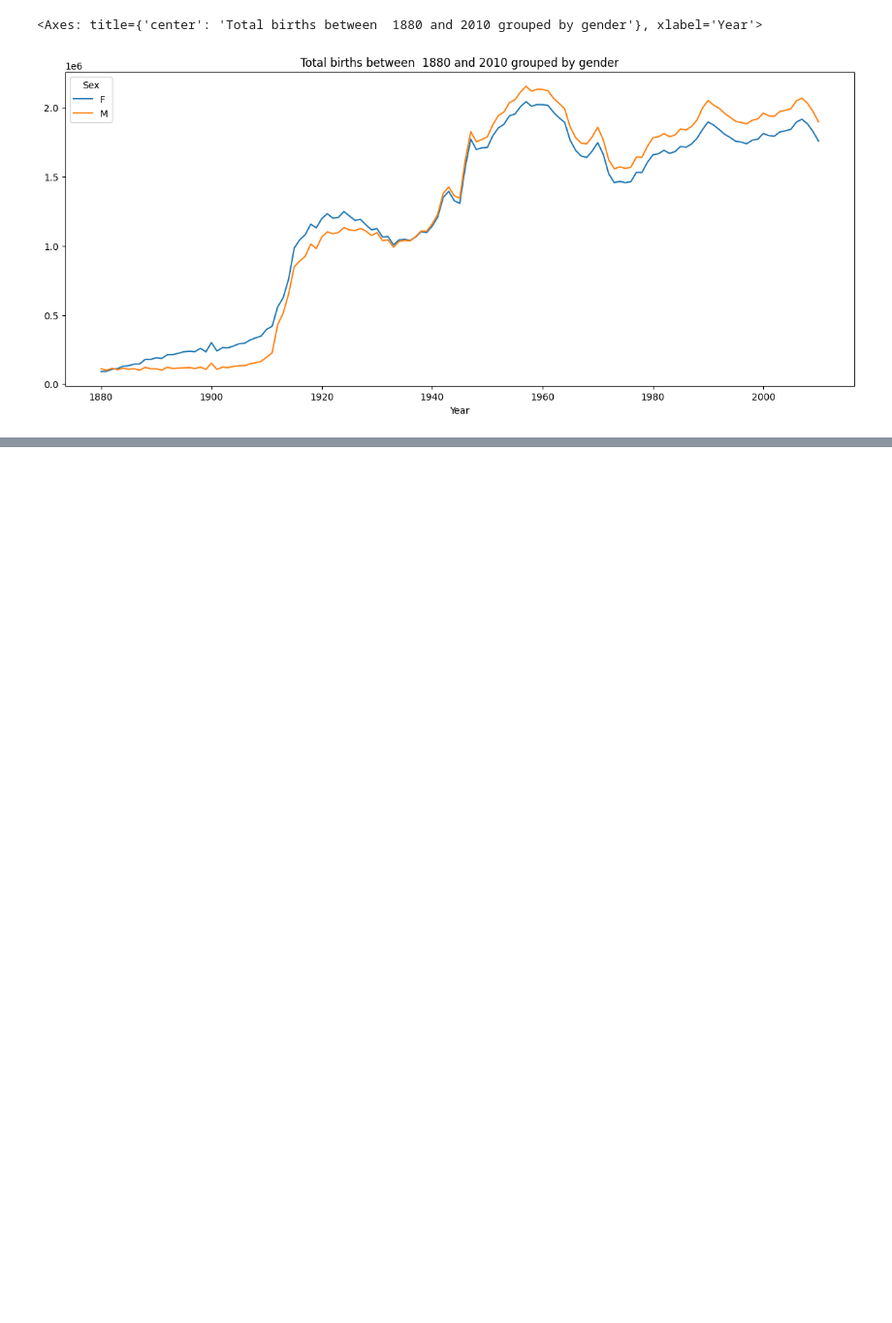
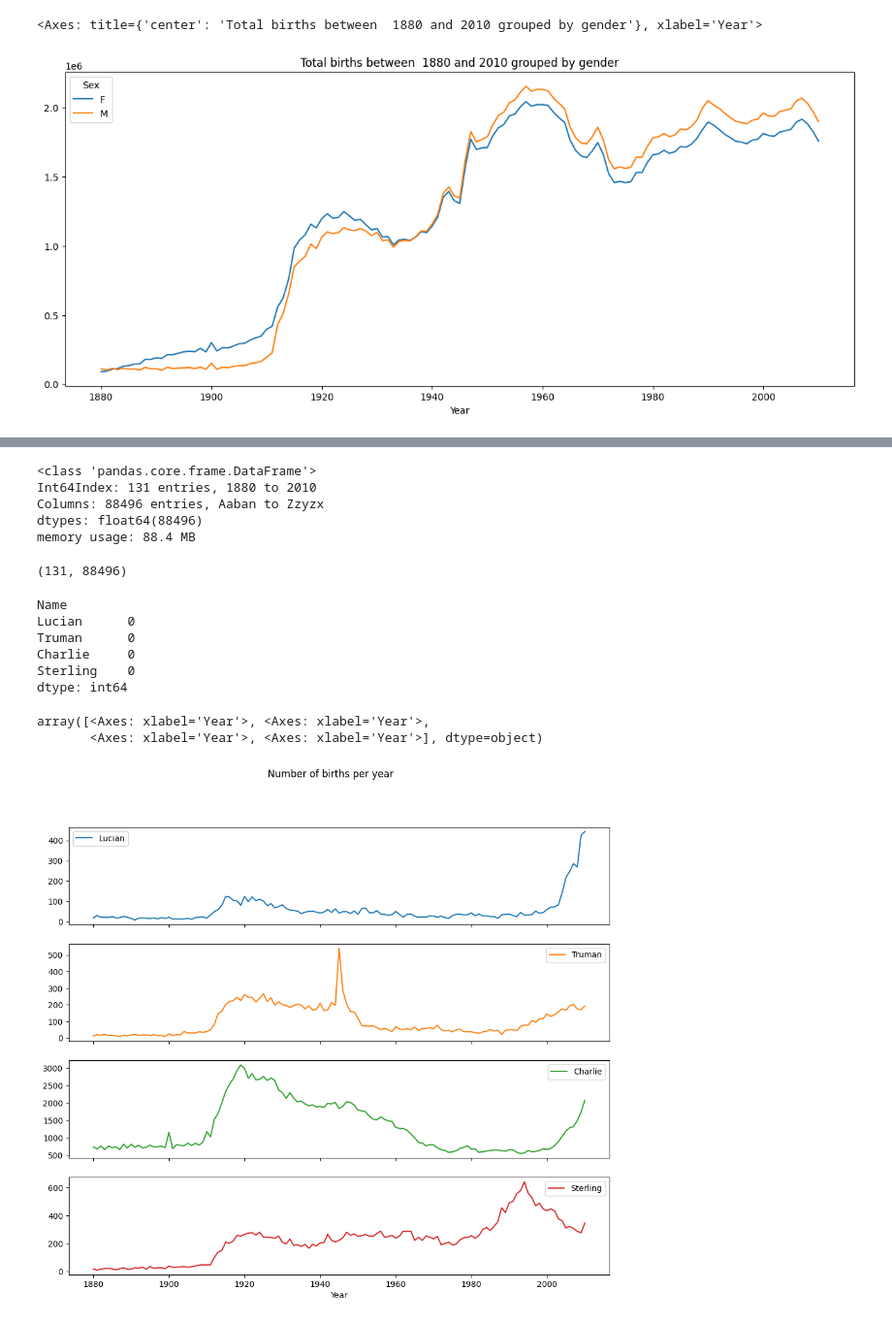
Before and after one commit to Njeri-Gitome/Python_for_DataAnalysis, a Jupyter notebook: Introductory.ipynb, the cells around one changed output, grey strips where cells are left out. Shown: that part at 97% size. Cells and saved outputs as stored; diff of their text form; code cells hidden in the pictures; blank space fills up the shorter version.

```diff
--- a/Introductory.ipynb
+++ b/Introductory.ipynb
@@ -1074,0 +1182,3 @@ AttributeError: 'numpy.ndarray' object has no attribute 'count'
+# %%
+# Pivot table of the total number of births by year and name
+total_births =names.pivot_table(values ='Births', index ='Year', columns ='Name', aggfunc = 'sum')
@@ -1074,0 +1196,33 @@ AttributeError: 'numpy.ndarray' object has no attribute 'count'
+# %%
+total_births.info()
+# %% [output]
+<class 'pandas.core.frame.DataFrame'>
+Int64Index: 131 entries, 1880 to 2010
+Columns: 88496 entries, Aaban to Zzyzx
+dtypes: float64(88496)
+memory usage: 88.4 MB
+# %%
+total_births.shape
+# %% [output]
+(131, 88496)
+# %%
+# Columns with non missing values
+missing = total_births.isnull().sum()
+missing[missing == 0].sample(4) # Sample 4
+# %% [output]
+Name
+Lucian      0
+Truman      0
+Charlie     0
+Sterling    0
+dtype: int64
+# %%
+# Plot a handful of names from the sample
+subset =total_births[['Lucian','Truman','Charlie','Sterling']]
+
+#Plot
+subset.plot(subplots = True, figsize = (12,10), grid = False, title = 'Number of births per year' )
+# %% [output]
+array([<Axes: xlabel='Year'>, <Axes: xlabel='Year'>,
+       <Axes: xlabel='Year'>, <Axes: xlabel='Year'>], dtype=object)
+[figure, added]
```
Also changed, not shown: parts of 32 cells of this notebook.
